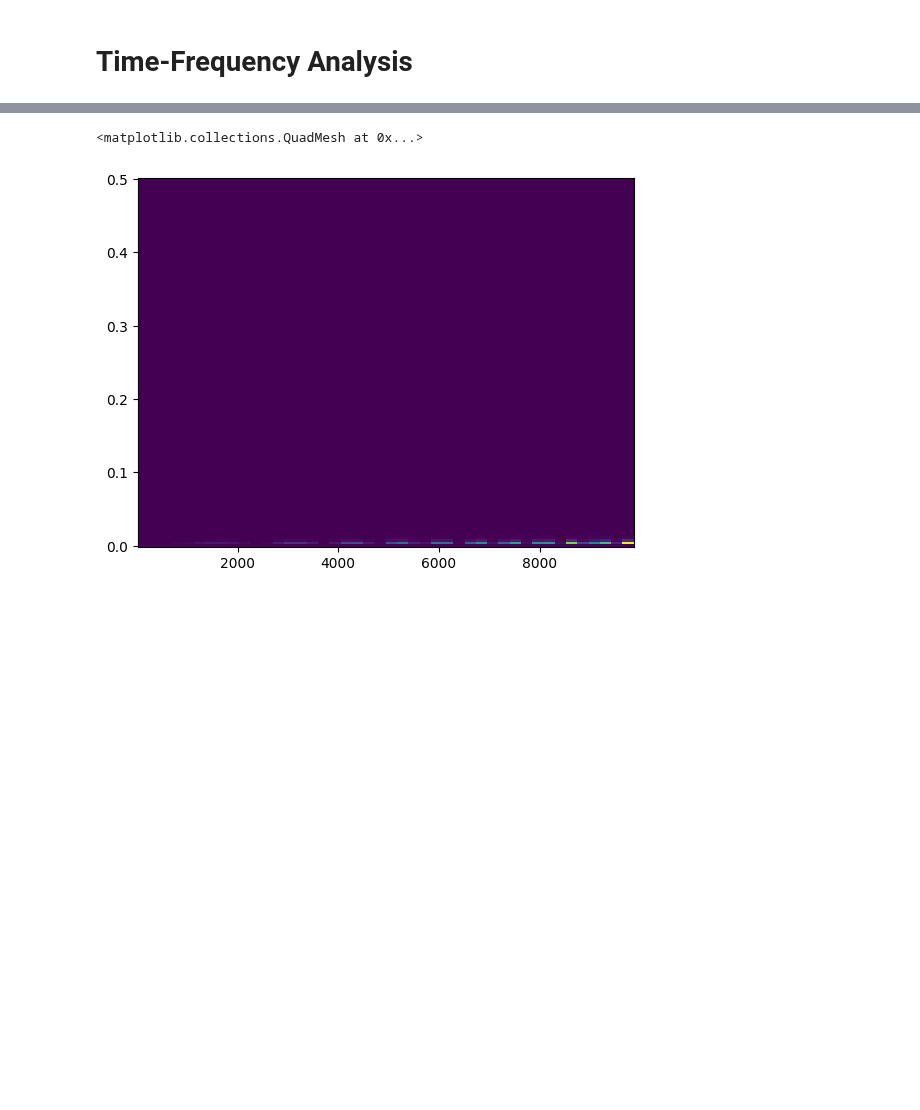
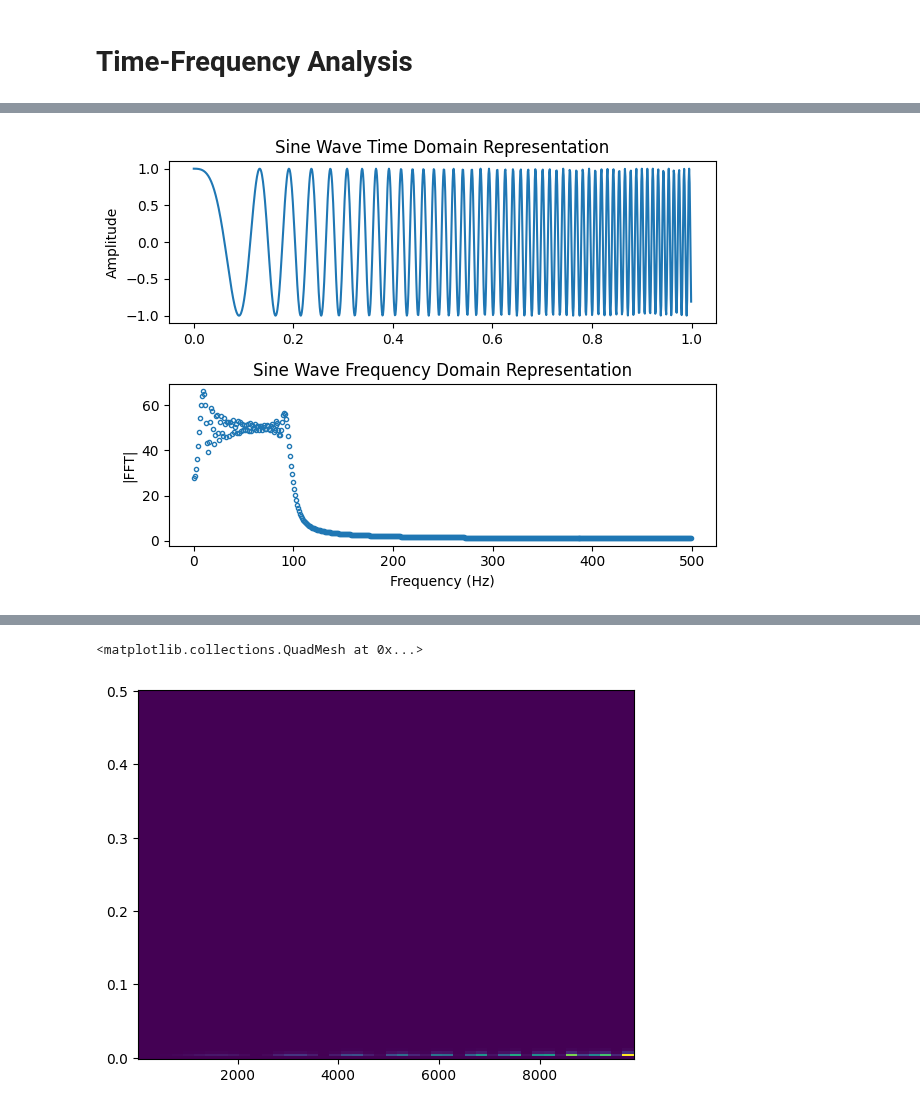
Before and after one commit to BOAT-ocean-acoustics/fundamentals, a Jupyter notebook: boat_tutorials/primers/signal_processing_03_time_freq.ipynb, the cells around one changed output, grey strips where cells are left out. Cells and saved outputs as stored; diff of their text form; code cells hidden in the pictures; blank space fills up the shorter version.

```diff
--- a/boat_tutorials/primers/signal_processing_03_time_freq.ipynb
+++ b/boat_tutorials/primers/signal_processing_03_time_freq.ipynb
@@ -86,0 +91,17 @@ from scipy.signal import ShortTimeFFT
+# %%
+# Chirp FFT
+
+fig, (ax1, ax2) = plt.subplots(2)
+ax1.plot(time, chirp)
+ax1.title.set_text("Sine Wave Time Domain Representation")
+ax1.set_ylabel("Amplitude")
+fig.tight_layout()
+
+# ax2.stem(N*fftfreq(N, 1)[:np.round(N//2)], np.abs(fft(chirp))[:(N//2)], basefmt='b-')
+ax2.plot(N*fftfreq(N, 1)[:np.round(N//2)], np.abs(fft(chirp))[:(N//2)], '.', markerfacecolor='none')
+ax2.set_xlabel("Frequency (Hz)")
+ax2.set_ylabel("|FFT|")
+ax2.title.set_text("Sine Wave Frequency Domain Representation")
+fig.tight_layout()
+# %% [output]
+[figure, added]
```
Also changed, not shown: parts of 54 cells of this notebook.
